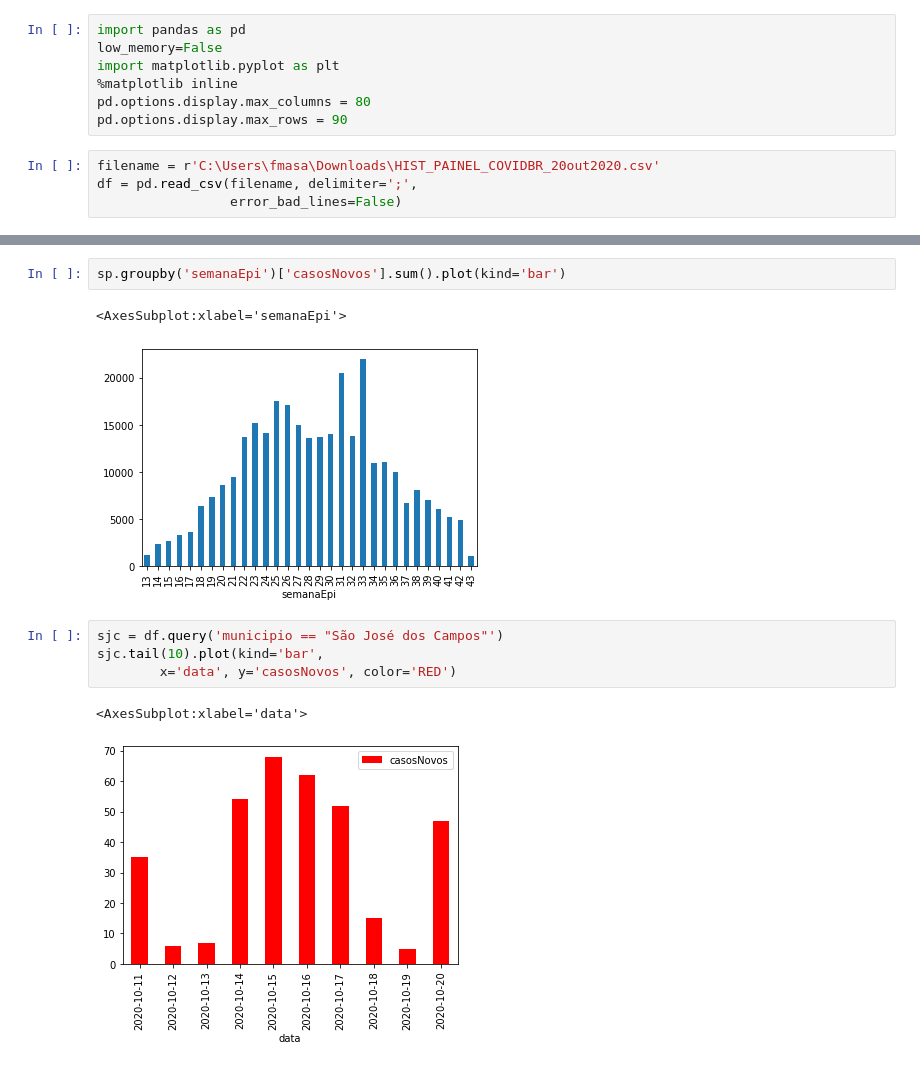
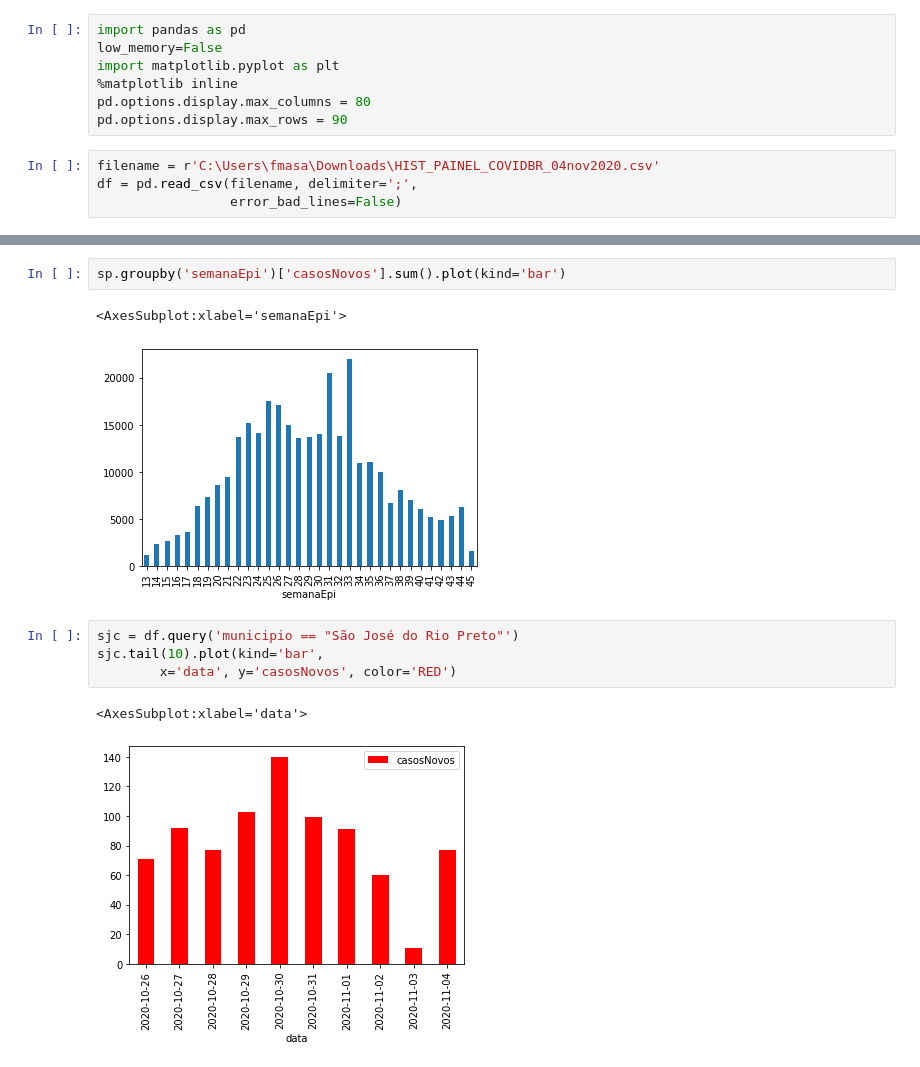
Before and after one commit to fmasanori/CursoPyLadiesSP, a Jupyter notebook: Covid oficial.ipynb, the cells around one changed output, grey strips where cells are left out. Drawn from its saved outputs; the diff is of its cells as text.

```diff
--- a/Covid oficial.ipynb
+++ b/Covid oficial.ipynb
@@ -10,7 +10,7 @@ import matplotlib.pyplot as plt
 pd.options.display.max_columns = 80
 pd.options.display.max_rows = 90
 # %%
-filename = r'C:\Users\fmasa\Downloads\HIST_PAINEL_COVIDBR_20out2020.csv'
+filename = r'C:\Users\fmasa\Downloads\HIST_PAINEL_COVIDBR_04nov2020.csv'
 df = pd.read_csv(filename, delimiter=';',
                  error_bad_lines=False)
 # %%
@@ -87,14 +87,14 @@ sp.tail(10).plot(kind='bar',
 sp.groupby('semanaEpi')['casosNovos'].sum().plot(kind='bar')
 # %% [output]
 <AxesSubplot:xlabel='semanaEpi'>
-[figure, old version]
+[figure, new version]
 # %%
-sjc = df.query('municipio == "São José dos Campos"')
+sjc = df.query('municipio == "São José do Rio Preto"')
 sjc.tail(10).plot(kind='bar',
         x='data', y='casosNovos', color='RED')
 # %% [output]
 <AxesSubplot:xlabel='data'>
-[figure, old version]
+[figure, new version]
 # %%
 sp.groupby('semanaEpi')['casosNovos'].sum().plot(kind='bar')
 # %% [output]
```
Also changed, not shown: parts of 8 cells of this notebook, 1 other file.
